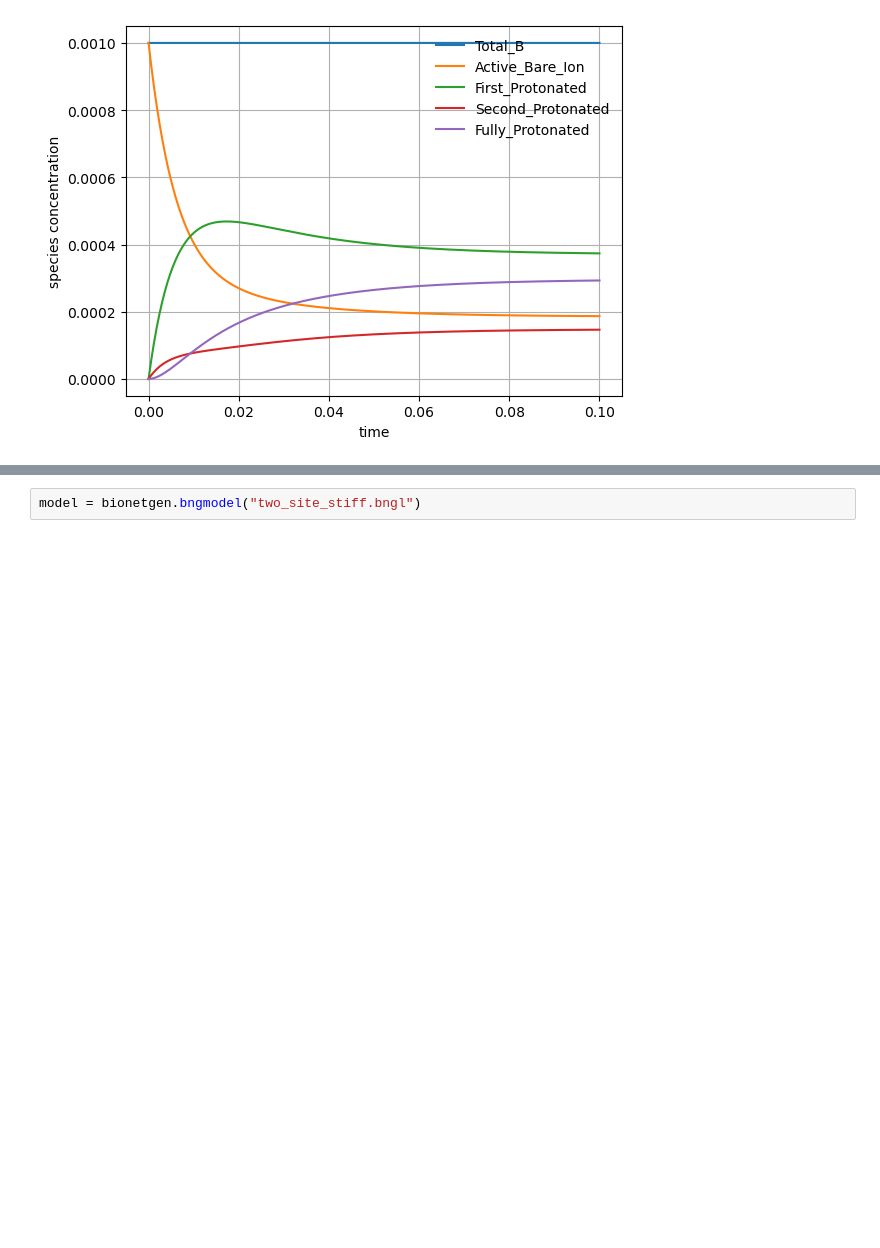
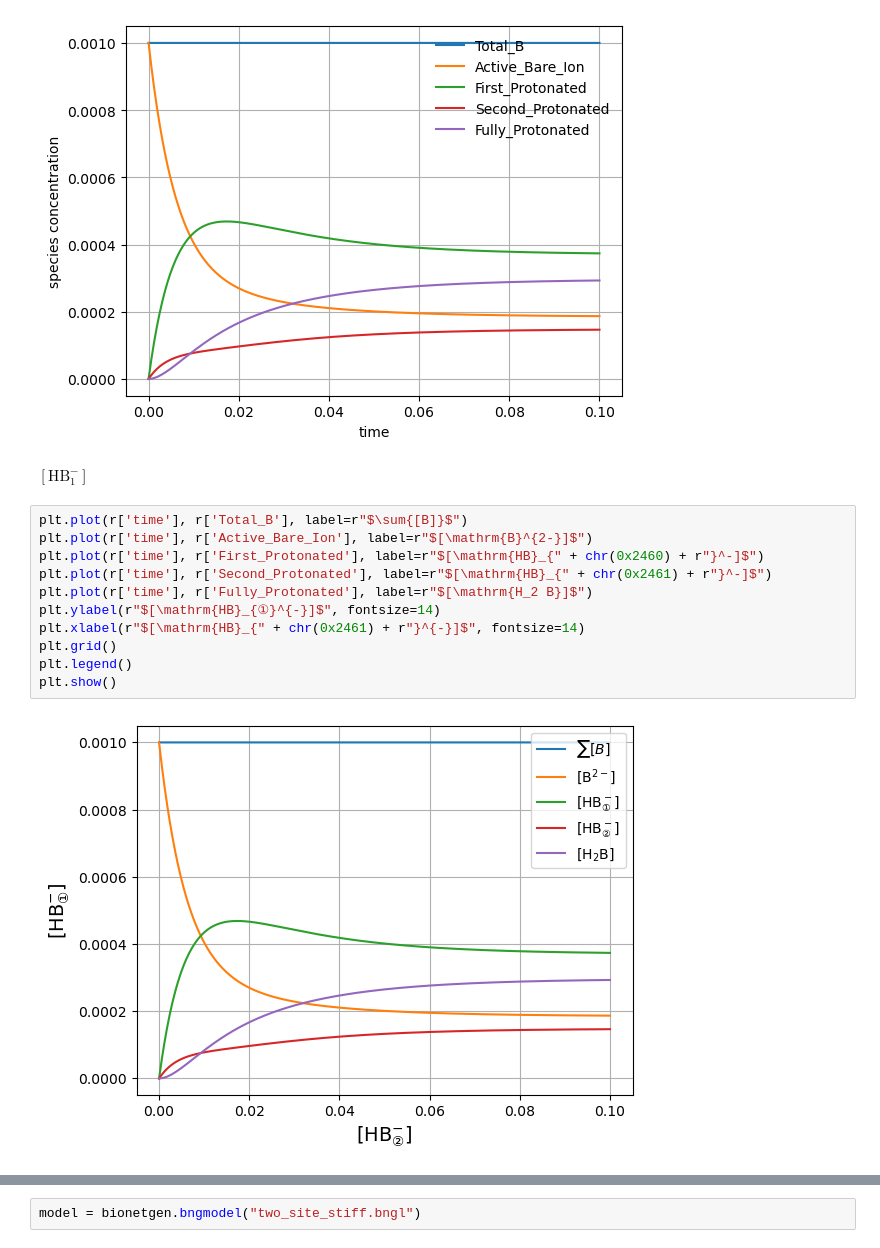
Before and after one commit to deburg0/qamas-study, a Jupyter notebook: SandBox2.ipynb, the cells around one changed output, grey strips where cells are left out. Saved outputs shown, nothing was run; the diff lists cells and outputs as text; blank space fills up the shorter version.

```diff
--- a/SandBox2.ipynb
+++ b/SandBox2.ipynb
@@ -155,4 +60,19 @@ plt.grid()
 _ = plt.legend(frameon=False)
 # %% [output]
 [figure]
+# %% [markdown]
+$[\text{HB}_\boxed{1}^-]$
+# %%
+plt.plot(r['time'], r['Total_B'], label=r"$\sum{[B]}$")
+plt.plot(r['time'], r['Active_Bare_Ion'], label=r"$[\mathrm{B}^{2-}]$")
+plt.plot(r['time'], r['First_Protonated'], label=r"$[\mathrm{HB}_{" + chr(0x2460) + r"}^-]$")
+plt.plot(r['time'], r['Second_Protonated'], label=r"$[\mathrm{HB}_{" + chr(0x2461) + r"}^-]$")
+plt.plot(r['time'], r['Fully_Protonated'], label=r"$[\mathrm{H_2 B}]$")
+plt.ylabel(r"$[\mathrm{HB}_{①}^{-}]$", fontsize=14)
+plt.xlabel(r"$[\mathrm{HB}_{" + chr(0x2461) + r"}^{-}]$", fontsize=14)
+plt.grid()
+plt.legend()
+plt.show()
+# %% [output]
+[figure, added]
 # %%
```
Also changed, not shown: parts of 49 cells of this notebook, 5 other files.
